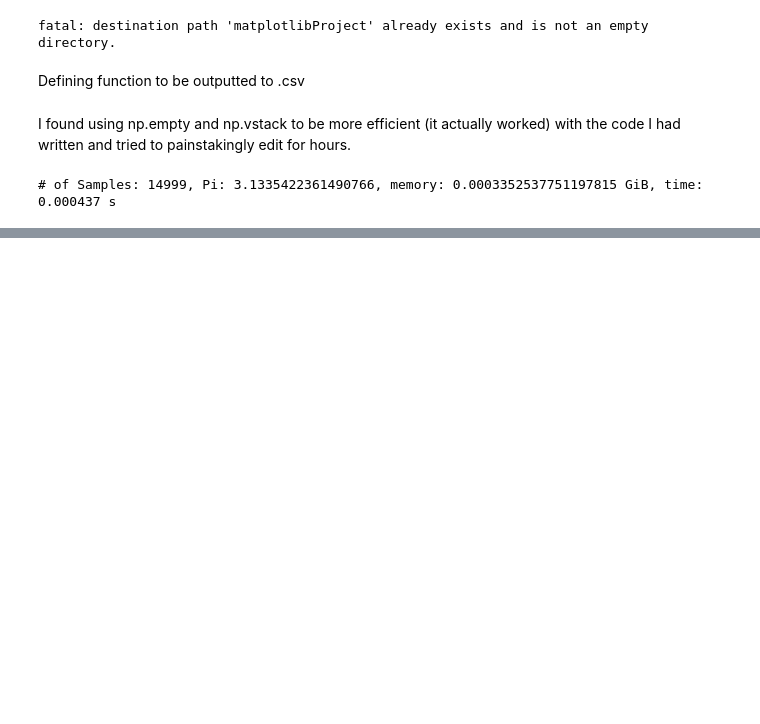
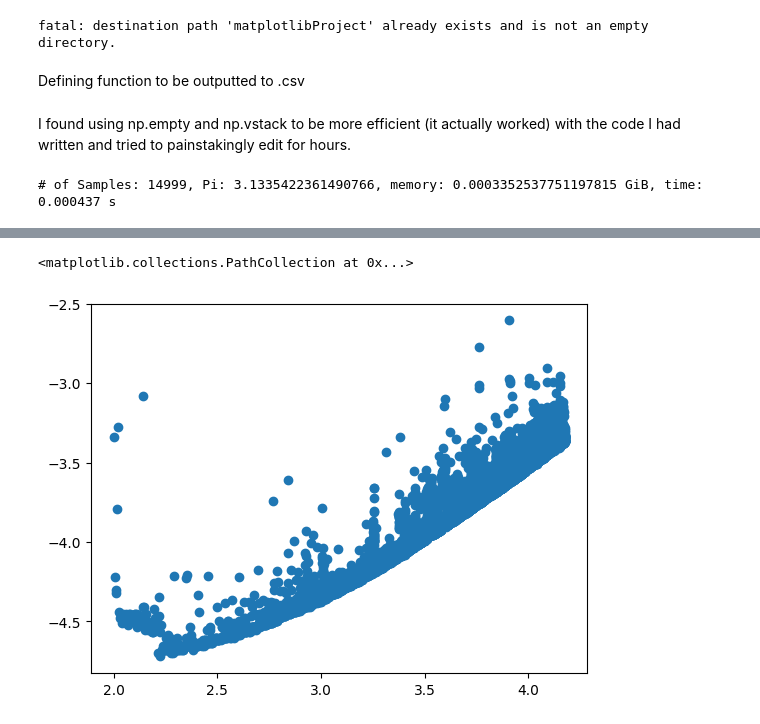
Before and after one commit to steinjm21/ColabInClass, a Jupyter notebook: matplotlibProject.ipynb, the cells around one changed output, grey strips where cells are left out. Drawn from its saved outputs; the diff is of its cells as text; code cells hidden in the pictures; blank space fills up the shorter version.

```diff
--- a/matplotlibProject.ipynb
+++ b/matplotlibProject.ipynb
@@ -49,0 +76,8 @@ time_val=data[ : , 3]
+# %%
+log_time =[]
+for time in time_val:
+ log_time.append(math.log(time,10))
+matplotlib.pyplot.scatter(log_n,log_time)
+# %% [output]
+<matplotlib.collections.PathCollection at 0x...>
+[figure, added]
```
Also changed, not shown: parts of 5 cells of this notebook.
